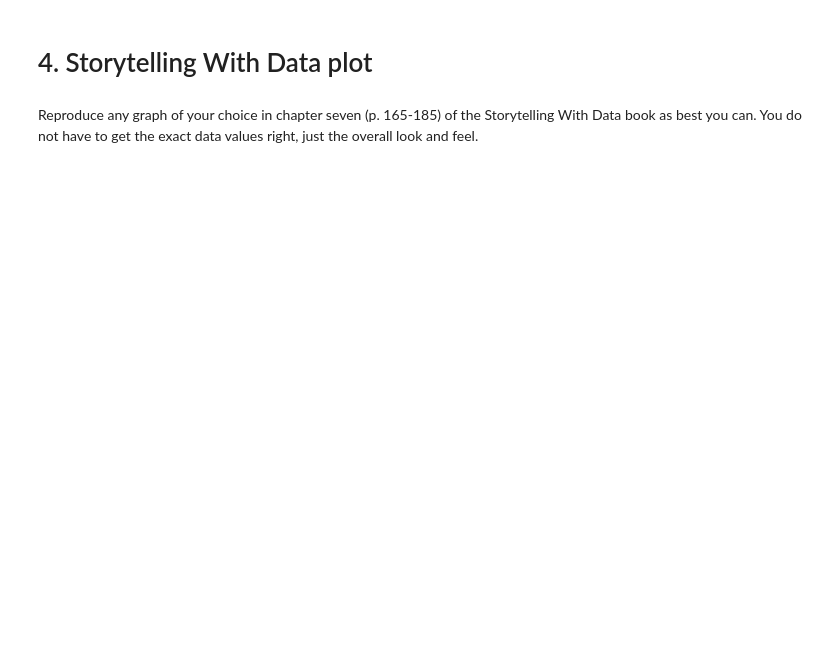
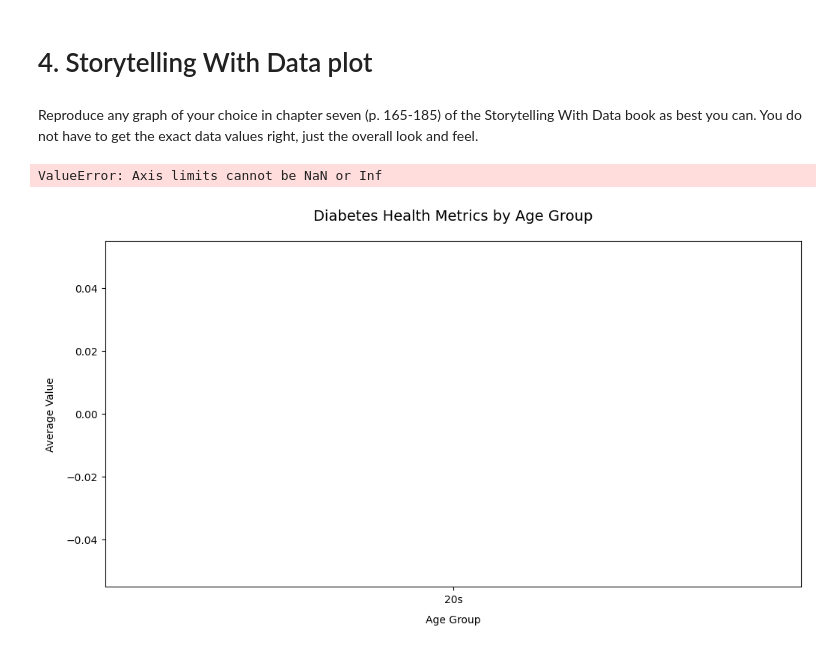
Before and after one commit to Mostafaabouzeed1/Ai_final-project, a Jupyter notebook: Week11.ipynb, the cells around one changed output. Drawn from its saved outputs; the diff is of its cells as text; code cells hidden in the pictures; blank space fills up the shorter version.

```diff
--- a/Week11.ipynb
+++ b/Week11.ipynb
@@ -218,3 +174,61 @@ STEP 4: Tuning hyperparameters...
 # 4. Storytelling With Data plot
 # %% [markdown]
 Reproduce any graph of your choice in chapter seven (p. 165-185) of the Storytelling With Data book as best you can. You do not have to get the exact data values right, just the overall look and feel.
+# %%
+import pandas as pd
+import matplotlib.pyplot as plt
+import seaborn as sns
+
+# Load diabetes data
+diabetes = pd.read_csv("diabetes.csv")
+
+# 1. Prepare data for temporal analysis (if you have year/time data)
+# If no time data, we'll use age groups instead
+diabetes['Age_Group'] = pd.cut(diabetes['Age'],
+                              bins=[20, 30, 40, 50, 60, 70, 80],
+                              labels=['20s', '30s', '40s', '50s', '60s', '70+'])
+
+# Calculate average metrics by age group
+avg_data = diabetes.groupby('Age_Group').agg({
+    'BMI': 'mean',
+    'GenHlth': 'mean',  # General Health (1-5 scale)
+    'HighBP': 'mean',   # % with high blood pressure
+    'Diabetes_012': 'mean'  # % with diabetes
+}).reset_index()
+
+# 2. Create the line chart
+plt.figure(figsize=(12, 6))
+
+# Plot lines for each metric
+metrics = ['BMI', 'HighBP', 'Diabetes_012']
+colors = ['#1f77b4', '#ff7f0e', '#2ca02c']
+
+for metric, color in zip(metrics, colors):
+    plt.plot(avg_data['Age_Group'], avg_data[metric],
+             marker='o', label=metric, color=color, linewidth=2.5)
+
+# Customize the chart
+plt.title('Diabetes Health Metrics by Age Group', pad=20, fontsize=14)
+plt.xlabel('Age Group', labelpad=10)
+plt.ylabel('Average Value', labelpad=10)
+plt.ylim(0, 1.5*avg_data[metrics].max().max())  # Adjust scale
+
+# Second y-axis for BMI (different scale)
+ax2 = plt.gca().twinx()
+ax2.plot(avg_data['Age_Group'], avg_data['BMI'],
+         marker='s', label='BMI', color='#9467bd', linestyle='--', linewidth=2)
+ax2.set_ylabel('BMI', color='#9467bd')
+ax2.tick_params(axis='y', colors='#9467bd')
+ax2.set_ylim(0, 1.5*avg_data['BMI'].max())
+
+# Combine legends
+lines1, labels1 = plt.gca().get_legend_handles_labels()
+lines2, labels2 = ax2.get_legend_handles_labels()
+plt.gca().legend(lines1 + lines2, labels1 + labels2, loc='upper left')
+
+plt.grid(True, alpha=0.3)
+plt.tight_layout()
+plt.show()
+# %% [output]
+ValueError: Axis limits cannot be NaN or Inf
+[figure, added]
```
Also changed, not shown: parts of 3 cells of this notebook, 1 other file.
